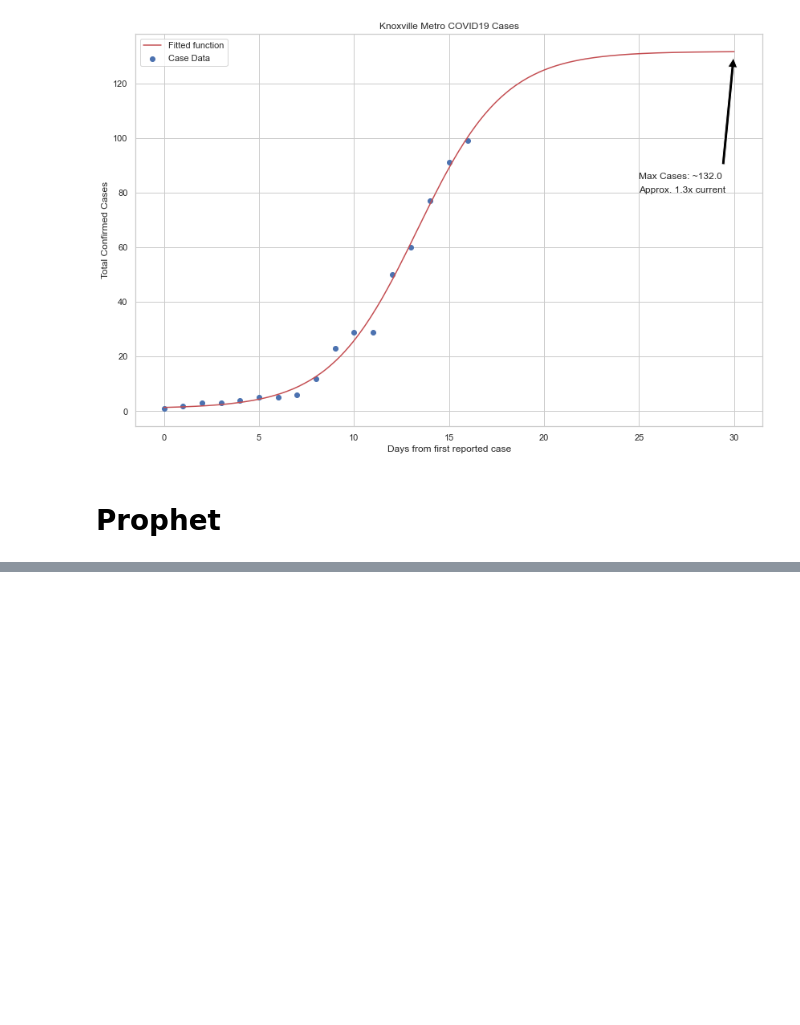
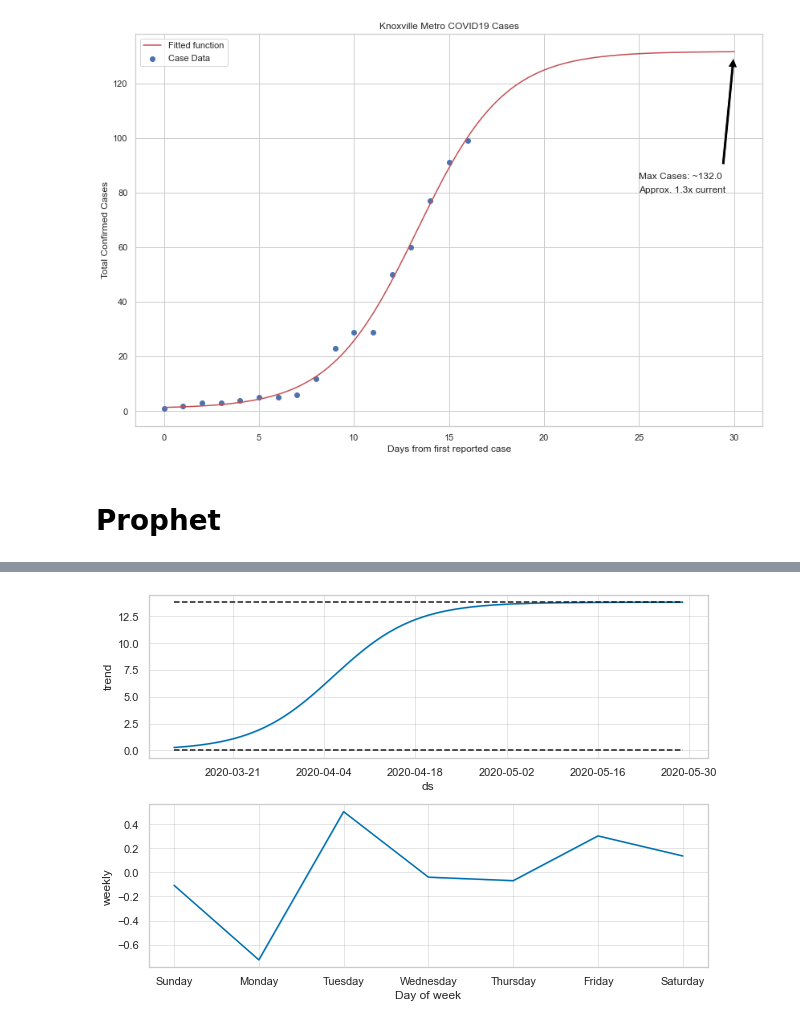
Before and after one commit to kcavagnolo/knx-covid, a Jupyter notebook: analysis/knx_metro_covid.ipynb, the cells around one changed output, grey strips where cells are left out. Cells and saved outputs as stored; diff of their text form; code cells hidden in the pictures; blank space fills up the shorter version.

```diff
--- a/analysis/knx_metro_covid.ipynb
+++ b/analysis/knx_metro_covid.ipynb
@@ -237,0 +235,4 @@ py.iplot(fig)
+# %%
+fig2 = m.plot_components(forecast)
+# %% [output]
+[figure, added]
```
Also changed, not shown: parts of 12 cells of this notebook, 13 other files.
